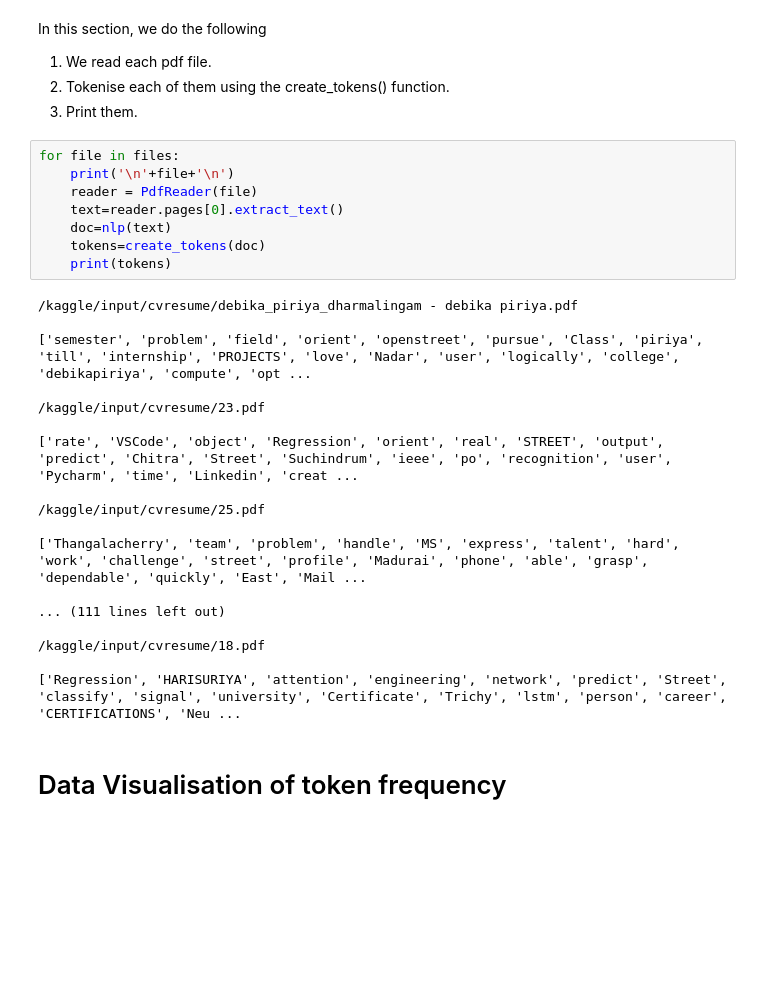
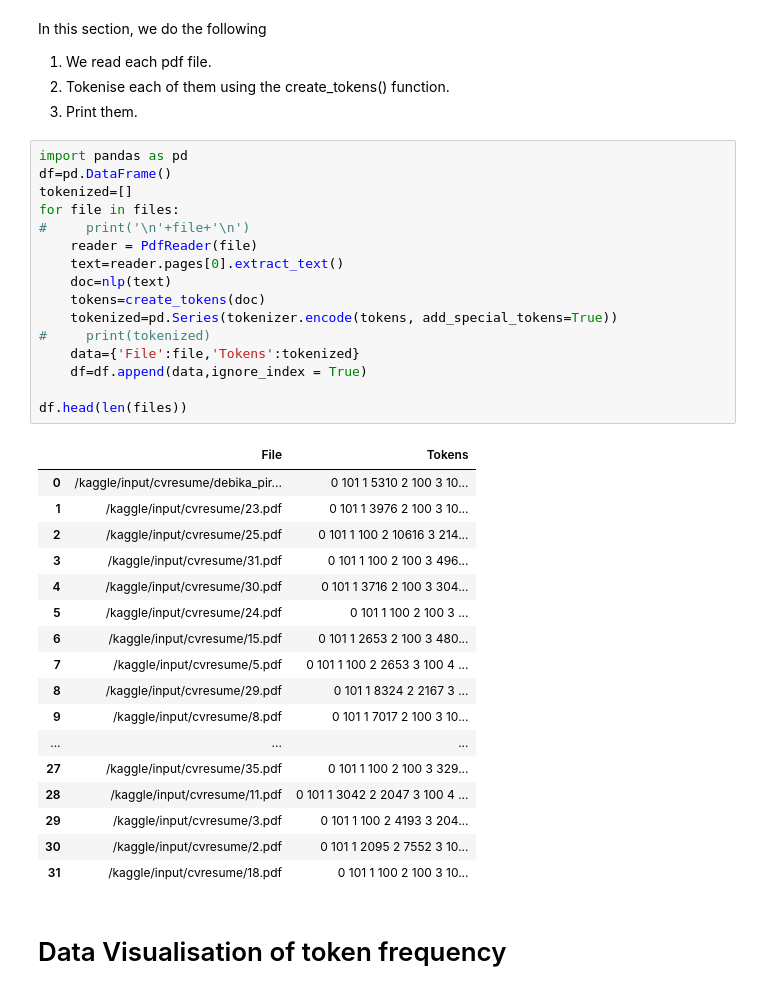
Before and after one commit to DiptarkaRoy/CV-reader, a Jupyter notebook: CV-Analyser.ipynb, the cells around one changed output. Drawn from its saved outputs; the diff is of its cells as text; blank space fills up the shorter version.

```diff
--- a/CV-Analyser.ipynb
+++ b/CV-Analyser.ipynb
@@ -88,31 +121,39 @@ In this section, we do the following
 2. Tokenise each of them using the create_tokens() function.
 3. Print them.
 # %%
+import pandas as pd
+df=pd.DataFrame()
+tokenized=[]
 for file in files:
-    print('\n'+file+'\n')
+#     print('\n'+file+'\n')
     reader = PdfReader(file)
     text=reader.pages[0].extract_text()
     doc=nlp(text)
     tokens=create_tokens(doc)
-    print(tokens)
+    tokenized=pd.Series(tokenizer.encode(tokens, add_special_tokens=True))
+#     print(tokenized)
+    data={'File':file,'Tokens':tokenized}
+    df=df.append(data,ignore_index = True)
+
+df.head(len(files))
 # %% [output]
-/kaggle/input/cvresume/debika_piriya_dharmalingam - debika piriya.pdf
-
-['semester', 'problem', 'field', 'orient', 'openstreet', 'pursue', 'Class', 'piriya', 'till', 'internship', 'PROJECTS', 'love', 'Nadar', 'user', 'logically', 'college', 'debikapiriya', 'compute', 'opt ...
-
-/kaggle/input/cvresume/23.pdf
-
-['rate', 'VSCode', 'object', 'Regression', 'orient', 'real', 'STREET', 'output', 'predict', 'Chitra', 'Street', 'Suchindrum', 'ieee', 'po', 'recognition', 'user', 'Pycharm', 'time', 'Linkedin', 'creat ...
-
-/kaggle/input/cvresume/25.pdf
-
-['Thangalacherry', 'team', 'problem', 'handle', 'MS', 'express', 'talent', 'hard', 'work', 'challenge', 'street', 'profile', 'Madurai', 'phone', 'able', 'grasp', 'dependable', 'quickly', 'East', 'Mail ...
-
-... (111 lines left out)
-
-/kaggle/input/cvresume/18.pdf
-
-['Regression', 'HARISURIYA', 'attention', 'engineering', 'network', 'predict', 'Street', 'classify', 'signal', 'university', 'Certificate', 'Trichy', 'lstm', 'person', 'career', 'CERTIFICATIONS', 'Neu ...
+|  | File | Tokens |
+| 0 | /kaggle/input/cvresume/debika_pir... | 0 101 1 5310 2 100 3 10... |
+| 1 | /kaggle/input/cvresume/23.pdf | 0 101 1 3976 2 100 3 10... |
+| 2 | /kaggle/input/cvresume/25.pdf | 0 101 1 100 2 10616 3 214... |
+| 3 | /kaggle/input/cvresume/31.pdf | 0 101 1 100 2 100 3 496... |
+| 4 | /kaggle/input/cvresume/30.pdf | 0 101 1 3716 2 100 3 304... |
+| 5 | /kaggle/input/cvresume/24.pdf | 0 101 1 100 2 100 3 ... |
+| 6 | /kaggle/input/cvresume/15.pdf | 0 101 1 2653 2 100 3 480... |
+| 7 | /kaggle/input/cvresume/5.pdf | 0 101 1 100 2 2653 3 100 4 ... |
+| 8 | /kaggle/input/cvresume/29.pdf | 0 101 1 8324 2 2167 3 ... |
+| 9 | /kaggle/input/cvresume/8.pdf | 0 101 1 7017 2 100 3 10... |
+| ... | ... | ... |
+| 27 | /kaggle/input/cvresume/35.pdf | 0 101 1 100 2 100 3 329... |
+| 28 | /kaggle/input/cvresume/11.pdf | 0 101 1 3042 2 2047 3 100 4 ... |
+| 29 | /kaggle/input/cvresume/3.pdf | 0 101 1 100 2 4193 3 204... |
+| 30 | /kaggle/input/cvresume/2.pdf | 0 101 1 2095 2 7552 3 10... |
+| 31 | /kaggle/input/cvresume/18.pdf | 0 101 1 100 2 100 3 10... |
 # %% [markdown]
 # Data Visualisation of token frequency
 # %% [markdown]
```
Also changed, not shown: parts of 11 cells of this notebook.
